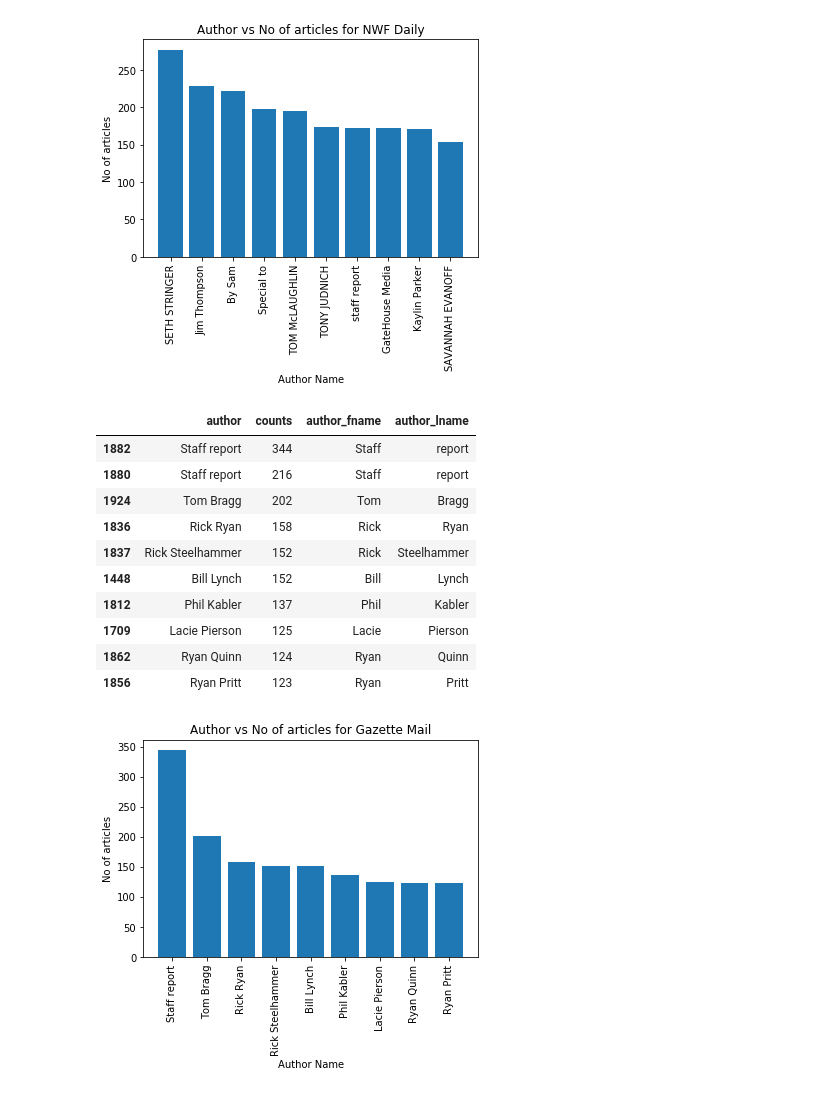
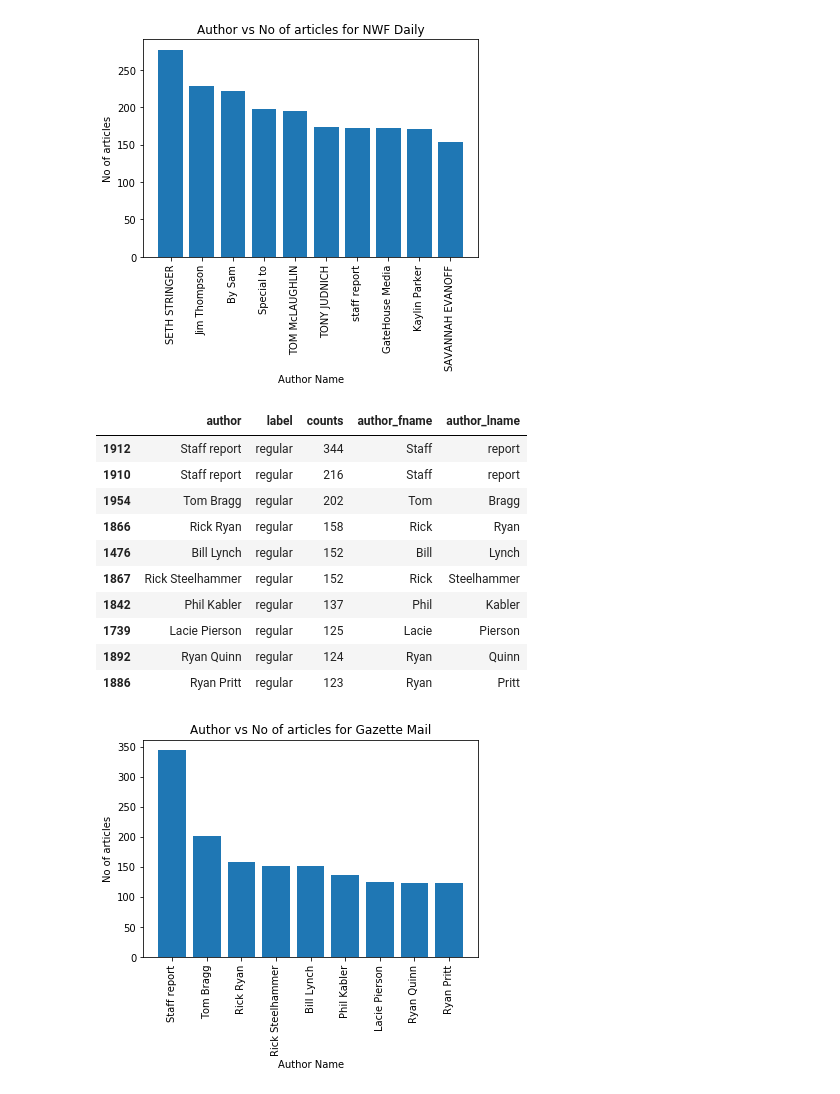
Before and after one commit to ujjwal95/bloomberg_editorial_classifier, a Jupyter notebook: src/eda/author_viz/auth_viz.ipynb, the cells around one changed output. Cells and saved outputs as stored; diff of their text form; code cells hidden in the pictures.

```diff
--- a/src/eda/author_viz/auth_viz.ipynb
+++ b/src/eda/author_viz/auth_viz.ipynb
@@ -45,4 +49,4 @@ print(inp_file0['source_name'].unique())
  'NJSpotlight' 'Digital Journal']
 # %%
 # grouping the file by source name and author
-inp_file = inp_file0.groupby(['source_name','author']).size().reset_index(name='counts')
+inp_file = inp_file0.groupby(['source_name','author','label']).size().reset_index(name='counts')
@@ -261,23 +265,23 @@ plot_graph(df, 'Author vs No of articles for NWF Daily')
 # %%
 # Top authors for regular and non-regular combined for Gazette Mail
 gazette = inp_file[inp_file['source_name'].str.match('Gazette-mail')].sort_values('counts', ascending=False)
 gazette['author'] = gazette['author'].str.replace('Staff reports', 'Staff report')
 gazette[['author_fname', 'author_lname', 'email']] = gazette['author'].str.split(' ', 2, expand=True)
-df = gazette.iloc[0:10, 1:5]
+df = gazette.iloc[0:10, 1:6]
 df['author'] = df[['author_fname', 'author_lname']].apply(lambda x:' '.join(x), axis=1)
 df
 # %% [output]
-|  | author | counts | author_fname | author_lname |
-| 1882 | Staff report | 344 | Staff | report |
-| 1880 | Staff report | 216 | Staff | report |
-| 1924 | Tom Bragg | 202 | Tom | Bragg |
-| 1836 | Rick Ryan | 158 | Rick | Ryan |
-| 1837 | Rick Steelhammer | 152 | Rick | Steelhammer |
-| 1448 | Bill Lynch | 152 | Bill | Lynch |
-| 1812 | Phil Kabler | 137 | Phil | Kabler |
-| 1709 | Lacie Pierson | 125 | Lacie | Pierson |
-| 1862 | Ryan Quinn | 124 | Ryan | Quinn |
-| 1856 | Ryan Pritt | 123 | Ryan | Pritt |
+|  | author | label | counts | author_fname | author_lname |
+| 1912 | Staff report | regular | 344 | Staff | report |
+| 1910 | Staff report | regular | 216 | Staff | report |
+| 1954 | Tom Bragg | regular | 202 | Tom | Bragg |
+| 1866 | Rick Ryan | regular | 158 | Rick | Ryan |
+| 1476 | Bill Lynch | regular | 152 | Bill | Lynch |
+| 1867 | Rick Steelhammer | regular | 152 | Rick | Steelhammer |
+| 1842 | Phil Kabler | regular | 137 | Phil | Kabler |
+| 1739 | Lacie Pierson | regular | 125 | Lacie | Pierson |
+| 1892 | Ryan Quinn | regular | 124 | Ryan | Quinn |
+| 1886 | Ryan Pritt | regular | 123 | Ryan | Pritt |
 # %%
 plot_graph(df, 'Author vs No of articles for Gazette Mail')
 # %% [output]
```
Also changed, not shown: parts of 22 cells of this notebook.
